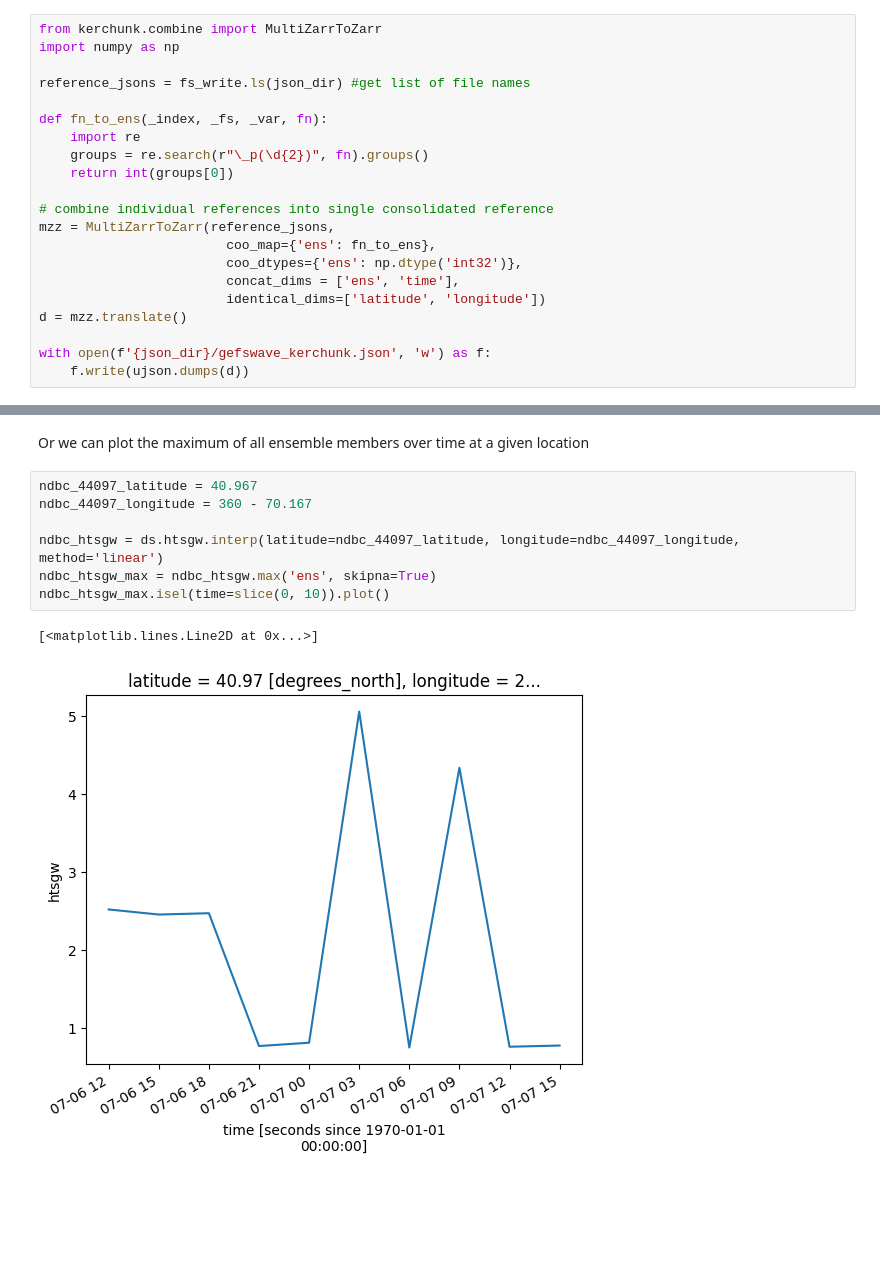
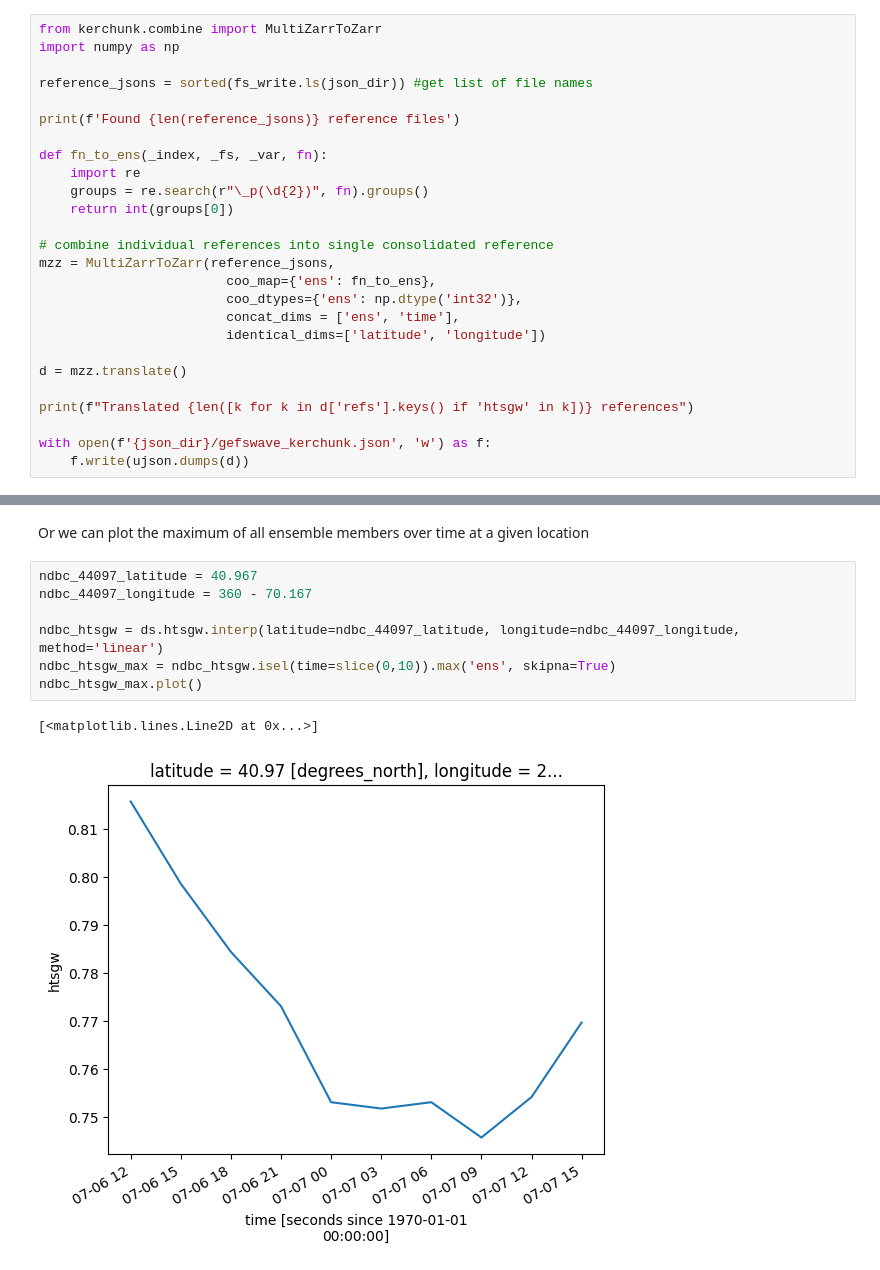
Before and after one commit to mpiannucci/gribberish, a Jupyter notebook: python/examples/kerchunk_gefs_wave.ipynb, the cells around one changed output, grey strips where cells are left out. Drawn from its saved outputs; the diff is of its cells as text; blank space fills up the shorter version.

```diff
--- a/python/examples/kerchunk_gefs_wave.ipynb
+++ b/python/examples/kerchunk_gefs_wave.ipynb
@@ -107,7 +73,9 @@ We can also create a single dataset from the collection of the kerchunked files
 from kerchunk.combine import MultiZarrToZarr
 import numpy as np
 
-reference_jsons = fs_write.ls(json_dir) #get list of file names
+reference_jsons = sorted(fs_write.ls(json_dir)) #get list of file names
+
+print(f'Found {len(reference_jsons)} reference files')
 
 def fn_to_ens(_index, _fs, _var, fn):
     import re
@@ -120,7 +88,10 @@ mzz = MultiZarrToZarr(reference_jsons,
                         coo_dtypes={'ens': np.dtype('int32')},
                         concat_dims = ['ens', 'time'],
                         identical_dims=['latitude', 'longitude'])
+
 d = mzz.translate()
+
+print(f"Translated {len([k for k in d['refs'].keys() if 'htsgw' in k])} references")
 
 with open(f'{json_dir}/gefswave_kerchunk.json', 'w') as f:
     f.write(ujson.dumps(d))
@@ -187,10 +161,10 @@ Or we can plot the maximum of all ensemble members over time at a given location
 # %%
 ndbc_44097_latitude = 40.967
 ndbc_44097_longitude = 360 - 70.167
 
 ndbc_htsgw = ds.htsgw.interp(latitude=ndbc_44097_latitude, longitude=ndbc_44097_longitude, method='linear')
-ndbc_htsgw_max = ndbc_htsgw.max('ens', skipna=True)
-ndbc_htsgw_max.isel(time=slice(0, 10)).plot()
+ndbc_htsgw_max = ndbc_htsgw.isel(time=slice(0,10)).max('ens', skipna=True)
+ndbc_htsgw_max.plot()
 # %% [output]
 [<matplotlib.lines.Line2D at 0x...>]
-[figure, old version]
+[figure, new version]
```
Also changed, not shown: parts of 7 cells of this notebook, 3 other files.
